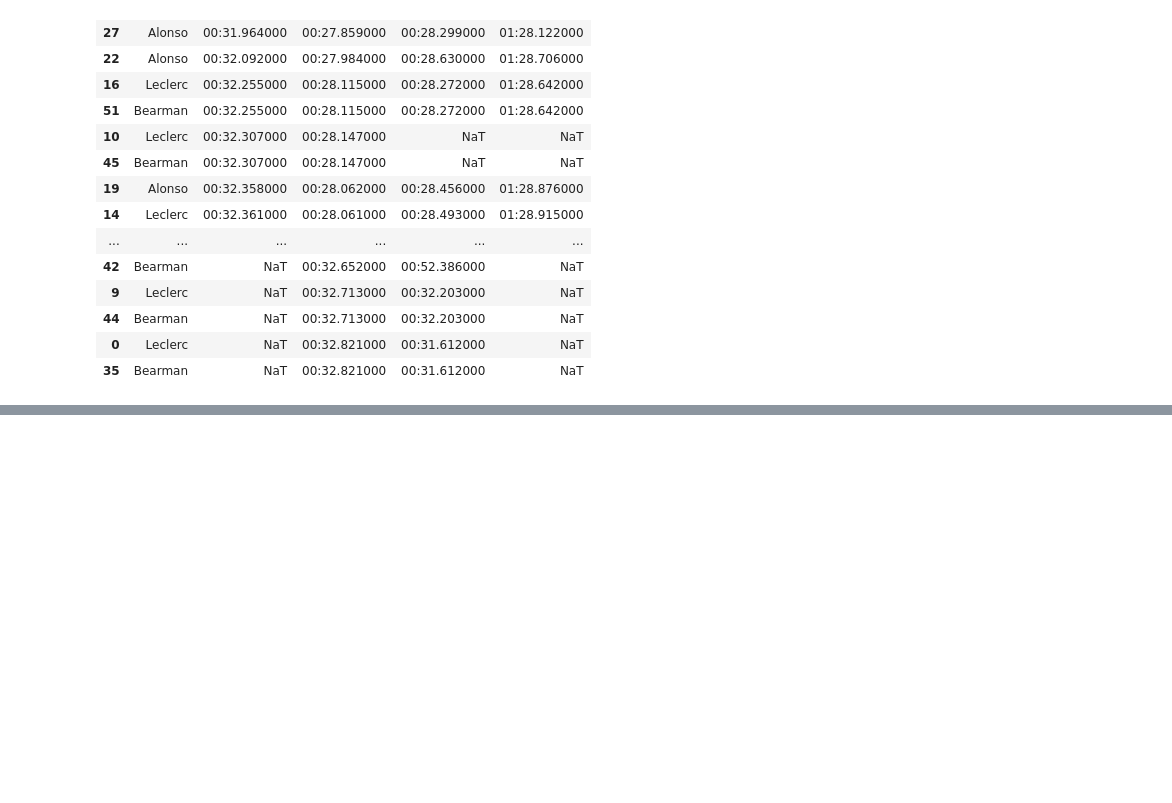
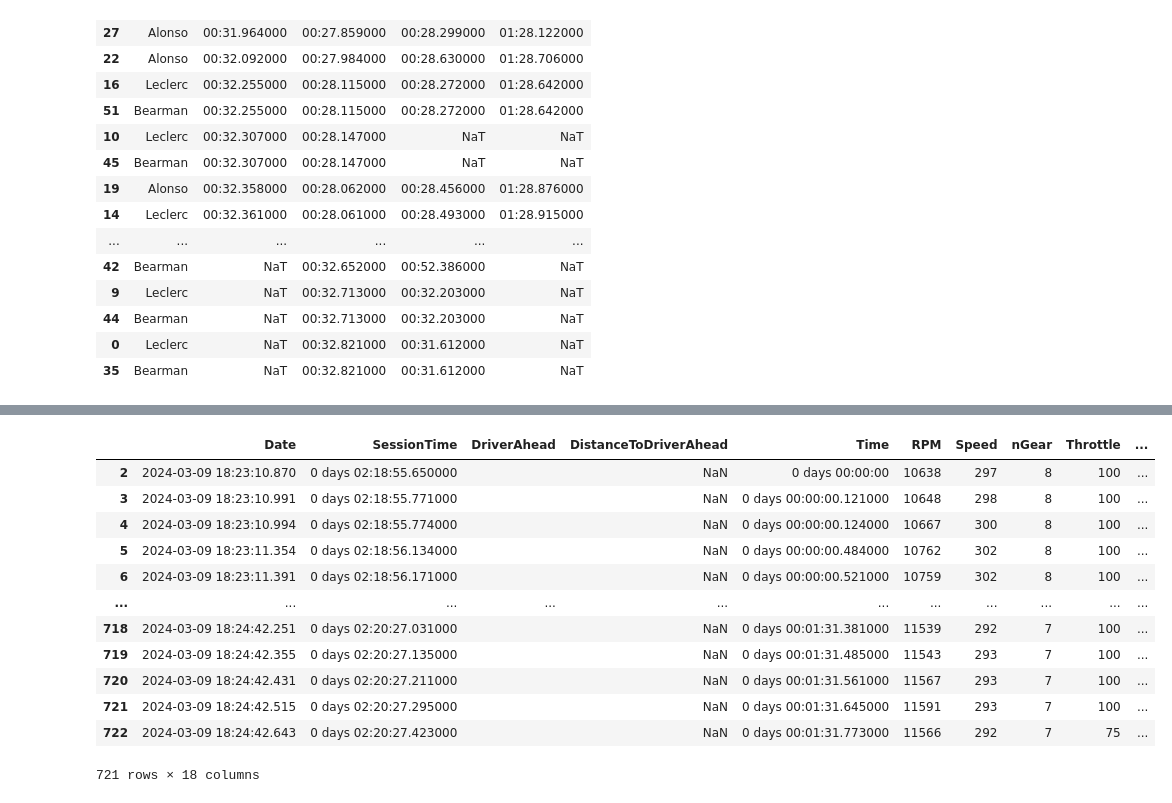
Before and after one commit to SohamDesai1/F1-data-analysis, a Jupyter notebook: 2024 season/saudi_gp.ipynb, the cells around one changed output, grey strips where cells are left out. Drawn from its saved outputs; the diff is of its cells as text; code cells hidden in the pictures; blank space fills up the shorter version.

```diff
--- a/2024 season/saudi_gp.ipynb
+++ b/2024 season/saudi_gp.ipynb
@@ -307,0 +377,19 @@ all_drivers_sectors.sort_values(by=["Sector1Time","Sector2Time","Sector3Time"],a
+# %%
+fastest_lap_race_max = race.laps.pick_driver("VER").pick_fastest()
+tele_race_max= fastest_lap_race_max.get_telemetry().add_distance()
+speed_race_max = tele_race_max.Speed
+tele_race_max
+# %% [output]
+|  | Date | SessionTime | DriverAhead | DistanceToDriverAhead | Time | RPM | Speed | nGear | Throttle | ... |
+| 2 | 2024-03-09 18:23:10.870 | 0 days 02:18:55.650000 |  | NaN | 0 days 00:00:00 | 10638 | 297 | 8 | 100 | ... |
+| 3 | 2024-03-09 18:23:10.991 | 0 days 02:18:55.771000 |  | NaN | 0 days 00:00:00.121000 | 10648 | 298 | 8 | 100 | ... |
+| 4 | 2024-03-09 18:23:10.994 | 0 days 02:18:55.774000 |  | NaN | 0 days 00:00:00.124000 | 10667 | 300 | 8 | 100 | ... |
+| 5 | 2024-03-09 18:23:11.354 | 0 days 02:18:56.134000 |  | NaN | 0 days 00:00:00.484000 | 10762 | 302 | 8 | 100 | ... |
+| 6 | 2024-03-09 18:23:11.391 | 0 days 02:18:56.171000 |  | NaN | 0 days 00:00:00.521000 | 10759 | 302 | 8 | 100 | ... |
+| ... | ... | ... | ... | ... | ... | ... | ... | ... | ... | ... |
+| 718 | 2024-03-09 18:24:42.251 | 0 days 02:20:27.031000 |  | NaN | 0 days 00:01:31.381000 | 11539 | 292 | 7 | 100 | ... |
+| 719 | 2024-03-09 18:24:42.355 | 0 days 02:20:27.135000 |  | NaN | 0 days 00:01:31.485000 | 11543 | 293 | 7 | 100 | ... |
+| 720 | 2024-03-09 18:24:42.431 | 0 days 02:20:27.211000 |  | NaN | 0 days 00:01:31.561000 | 11567 | 293 | 7 | 100 | ... |
+| 721 | 2024-03-09 18:24:42.515 | 0 days 02:20:27.295000 |  | NaN | 0 days 00:01:31.645000 | 11591 | 293 | 7 | 100 | ... |
+| 722 | 2024-03-09 18:24:42.643 | 0 days 02:20:27.423000 |  | NaN | 0 days 00:01:31.773000 | 11566 | 292 | 7 | 75 | ... |
+721 rows × 18 columns
```
Also changed, not shown: parts of 5 cells of this notebook.
